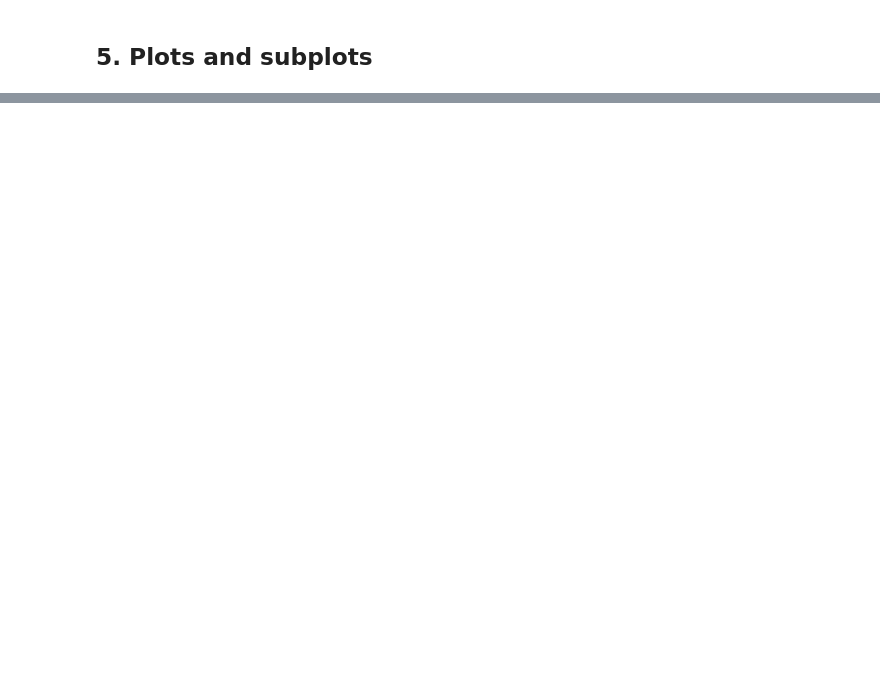
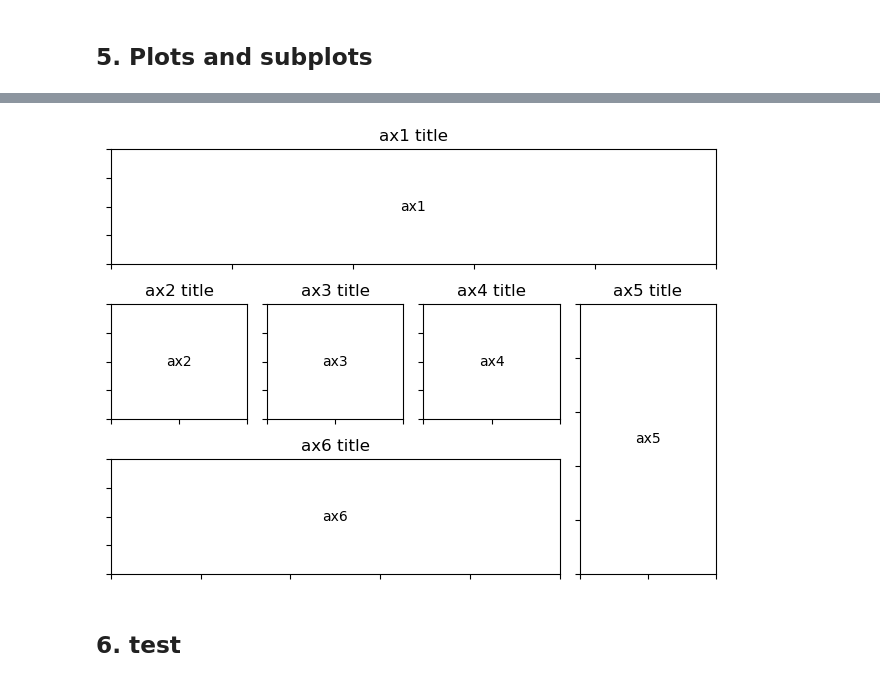
Before and after one commit to mikjf/data_visualization, a Jupyter notebook: fun_with_graphs.ipynb, the cells around one changed output, grey strips where cells are left out. Cells and saved outputs as stored; diff of their text form; code cells hidden in the pictures; blank space fills up the shorter version.

```diff
--- a/fun_with_graphs.ipynb
+++ b/fun_with_graphs.ipynb
@@ -74,3 +74,8 @@ Image(url='https://matplotlib.org/stable/_images/sphx_glr_anatomy_001.png', widt
 [interactive output not drawn]
 # %% [markdown]
 ## 5. Plots and subplots
+# %%
+# create figure paired with axes (rows, columns)
+fig, ax = plt.subplots(2, 3, figsize=(8, 5))
+plt.tight_layout()
+plt.show()
@@ -76,0 +84,35 @@ Image(url='https://matplotlib.org/stable/_images/sphx_glr_anatomy_001.png', widt
+# %%
+# subplot2grid
+
+# annotate axes variable
+def annotate_axes(fig):
+    for i, ax in enumerate(fig.axes):
+        ax.text(0.5, 0.5, "ax%d" % (i+1), va="center", ha="center")
+        ax.tick_params(labelbottom=False, labelleft=False)
+
+# plot figure
+fig = plt.figure()
+
+# ((shape of the grid), (location to place axis within grid), ...)
+ax1 = plt.subplot2grid((3,4), (0,0), colspan=4)
+ax2 = plt.subplot2grid((3,4), (1,0), colspan=1)
+ax3 = plt.subplot2grid((3,4), (1,1), colspan=1)
+ax4 = plt.subplot2grid((3,4), (1,2), colspan=1)
+ax5 = plt.subplot2grid((3,4), (1,3), colspan=1,rowspan=2)
+ax6 = plt.subplot2grid((3,4), (2,0), colspan=3)
+
+# set title on ax
+ax1.set_title('ax1 title')
+ax2.set_title('ax2 title')
+ax3.set_title('ax3 title')
+ax4.set_title('ax4 title')
+ax5.set_title('ax5 title')
+ax6.set_title('ax6 title')
+
+annotate_axes(fig)
+fig.tight_layout()
+plt.show()
+# %% [output]
+[figure, added]
+# %% [markdown]
+## 6. test
```
Also changed, not shown: parts of 1 cell of this notebook.
